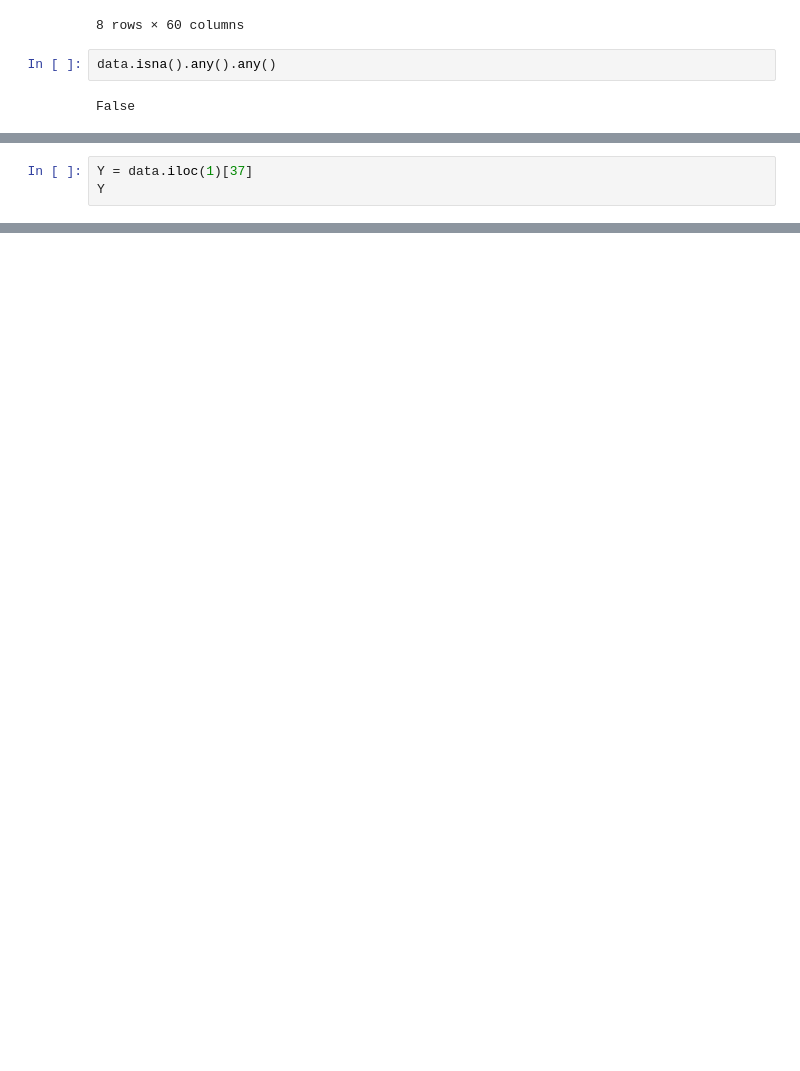
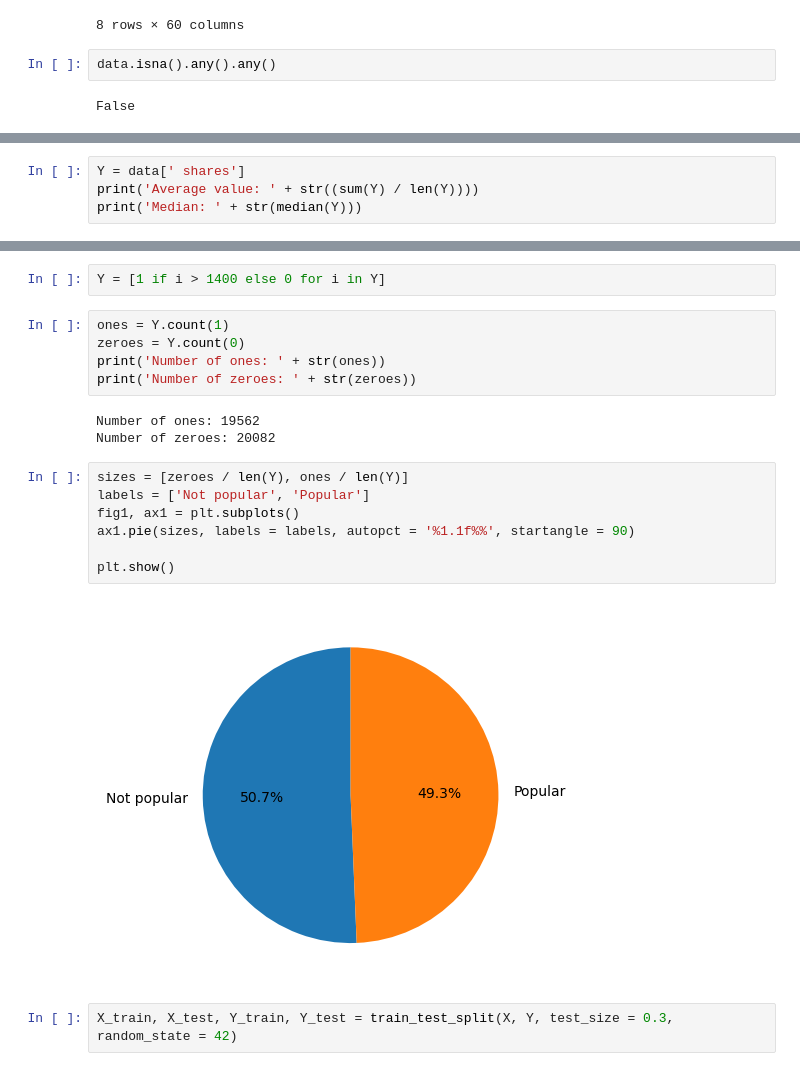
Before and after one commit to MATF-istrazivanje-podataka-1/2023_Data_Mining_Online_news_Dataset, a Jupyter notebook: classification/classification_tree.ipynb, the cells around one changed output, grey strips where cells are left out. Cells and saved outputs as stored; diff of their text form; blank space fills up the shorter version.

```diff
--- a/classification/classification_tree.ipynb
+++ b/classification/classification_tree.ipynb
@@ -40,4 +44,5 @@ data.drop('url', axis=1, inplace=True)
 # %%
-Y = data.iloc(1)[37]
-Y
+Y = data[' shares']
+print('Average value: ' + str((sum(Y) / len(Y))))
+print('Median: ' + str(median(Y)))
 # %% [output]
@@ -70,3 +65,24 @@ X
 | 39642 | 8.0 | 6.0 | 682.0 | 0.539493 | 1.0 | 0.692661 | ... |
 | 39643 | 8.0 | 10.0 | 157.0 | 0.701987 | 1.0 | 0.846154 | ... |
 39644 rows × 59 columns
+# %%
+Y = [1 if i > 1400 else 0 for i in Y]
+# %%
+ones = Y.count(1)
+zeroes = Y.count(0)
+print('Number of ones: ' + str(ones))
+print('Number of zeroes: ' + str(zeroes))
+# %% [output]
+Number of ones: 19562
+Number of zeroes: 20082
+# %%
+sizes = [zeroes / len(Y), ones / len(Y)]
+labels = ['Not popular', 'Popular']
+fig1, ax1 = plt.subplots()
+ax1.pie(sizes, labels = labels, autopct = '%1.1f%%', startangle = 90)
+
+plt.show()
+# %% [output]
+[figure, added]
+# %%
+X_train, X_test, Y_train, Y_test = train_test_split(X, Y, test_size = 0.3, random_state = 42)
```
Also changed, not shown: parts of 4 cells of this notebook.
